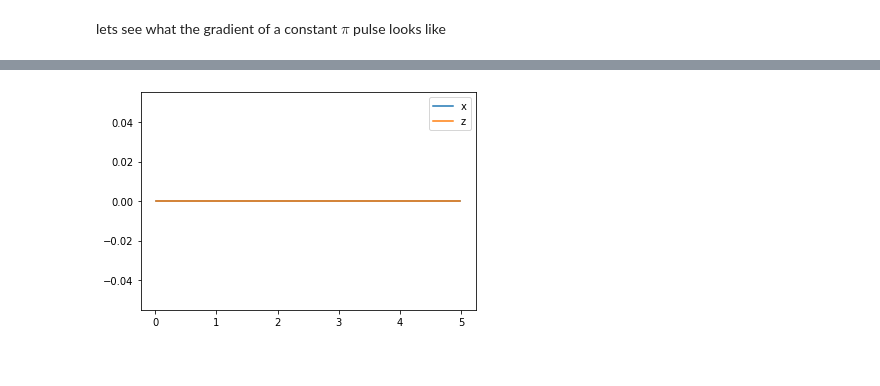
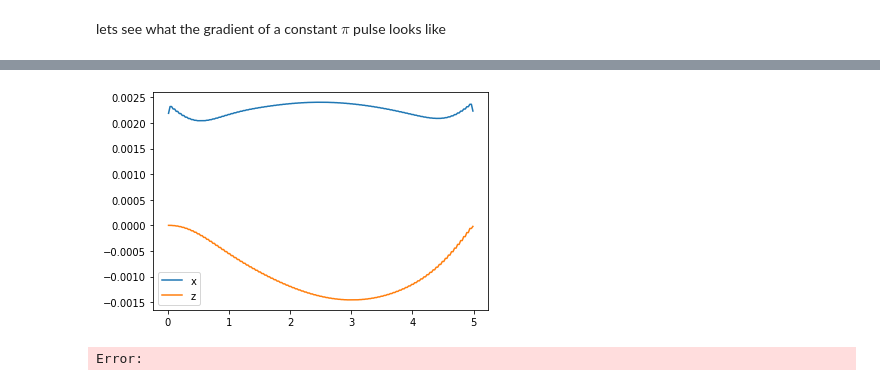
Before and after one commit to tempoCollaboration/OQuPy, a Jupyter notebook: tutorials/gradient_based_optimisation.ipynb, the cells around one changed output, grey strips where cells are left out. Saved outputs shown, nothing was run; the diff lists cells and outputs as text; code cells hidden in the pictures.

```diff
--- a/tutorials/gradient_based_optimisation.ipynb
+++ b/tutorials/gradient_based_optimisation.ipynb
@@ -45,3 +35,17 @@ process_tensor = oqupy.import_process_tensor('optimisation_pt.processTensor','si
+# %%
+if generate_process_tensor:
+    process_tensor = oqupy.pt_tempo_compute(bath=bath,
+                                            start_time=0,
+                                            end_time=max_time,
+                                            parameters=tempo_params,
+                                            # progress_type='silent'
+                                            )
+
+    process_tensor.export('optimisation_pt.processTensor',overwrite=True)
+
+else:
+    process_tensor = oqupy.import_process_tensor(
+                'optimisation_pt.processTensor','simple')
 # %% [markdown]
 ### Defining the objective function
 
@@ -164,8 +168,6 @@ def time_dependent_finite_difference(
         dt,
         op,
         h):
-        temp=h # i don't know what this does
-        h=temp
         '''
         deriv of propagator wrt the pre node and the post node
         '''
@@ -176,18 +178,17 @@ def time_dependent_finite_difference(
         post_propagator_plus_h=expm(post_liouvillian_plus_h*dt/2.0).T
         post_propagator_minus_h=expm(post_liouvillian_minus_h*dt/2.0).T
 
-        postderiv=(post_propagator_plus_h-post_propagator_minus_h)/(2.*h)
+        postderiv=(post_propagator_plus_h-post_propagator_minus_h)/(2.0*h)
 
         pre_liouvillian_plus_h=-1j * oqupy.operators.commutator(ham(t+dt*1.0/4.0)+h*op)
         pre_liouvillian_minus_h=-1j * oqupy.operators.commutator(ham(t+dt*1.0/4.0)-h*op)
 
         pre_propagator_plus_h=expm(pre_liouvillian_plus_h*dt/2.0).T
         pre_propagator_minus_h=expm(pre_liouvillian_minus_h*dt/2.0).T
-        prederiv=(pre_propagator_plus_h-pre_propagator_minus_h)/(2.*h)
+        prederiv=(pre_propagator_plus_h-pre_propagator_minus_h)/(2.0*h)
         return prederiv,postderiv
 
-    # pre_derivs = []
-    # post_derivs = []
+
     derivs = []
 
     for step in range(times.size):
@@ -201,9 +202,11 @@ lets see what the gradient of a constant $\pi$ pulse looks like
 # %%
 from oqupy.helpers import get_half_timesteps
 times = get_full_timesteps(process_tensor,0)
+expval_times = oqupy.helpers.get_full_timesteps(process_tensor,0)
+
 # pi pulse conjugate to s_z
-h_z = np.ones(times.size) *np.pi / max_time
-h_x = np.zeros(times.size)
+h_x = np.ones(times.size) *np.pi / max_time
+h_z = np.zeros(times.size)
 hamiltonian_t = get_hamiltonian(hx=h_x,hz=h_z,pt=process_tensor)
 system = oqupy.TimeDependentSystem(hamiltonian_t)
 
@@ -214,7 +217,8 @@ dprop_dpram_times = get_half_timesteps(process_tensor,0)
 dprop_dpram_derivs_x = time_dependent_finite_difference(
                 process_tensor=process_tensor,
                 system=system,
-                times=times,operator=oqupy.operators.sigma('x'))
+                times=times,
+                operator=0.5*oqupy.operators.sigma('x'))
 
 
 total_derivs_x = oqupy.gradient(
@@ -251,9 +255,9 @@ Elapsed time: 6.2s
 # %%
 plt.figure()
-plt.plot(dprop_dpram_times,total_derivs_x,label='x')
-plt.plot(dprop_dpram_times,total_derivs_z,label='z')
+plt.plot(dprop_dpram_times,total_derivs_x.real,label='x')
+plt.plot(dprop_dpram_times,total_derivs_z.real,label='z')
 
 plt.legend()
 plt.show()
 # %% [output]
-[figure, old version]
+[figure, new version]
@@ -259,0 +325,14 @@ plt.show()
+# %%
+if generate_finite_differnce_z:
+    fd_z = compute_finite_difference_brute(
+                process_tensor,
+                hamiltonian_t,
+                initial_state=oqupy.operators.spin_dm('z-'),
+                target_state=oqupy.operators.spin_dm('z+'),
+                times=expval_times,
+                operator=oqupy.operators.sigma('z')
+                )
+
+    np.save('deriv_array_z',fd_z)
+# %% [output]
+Error:
```
Also changed, not shown: parts of 11 cells of this notebook, 2 other files.
